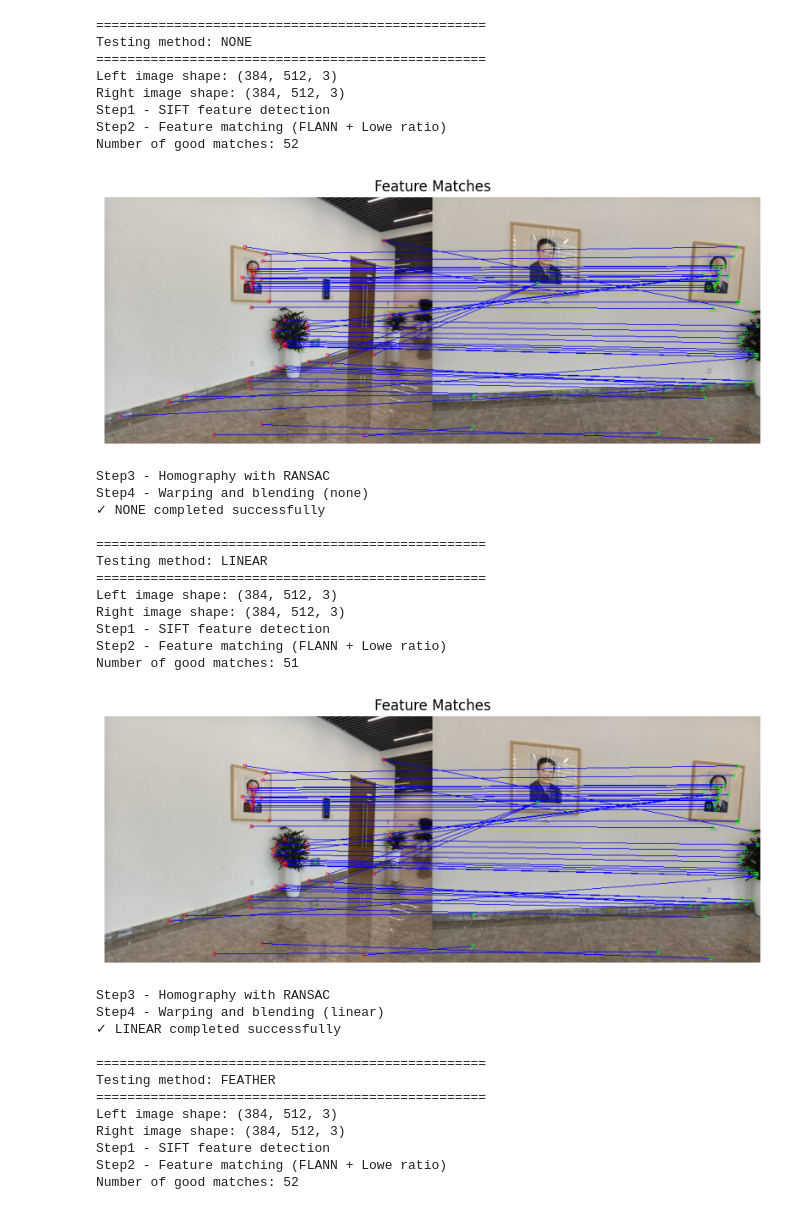
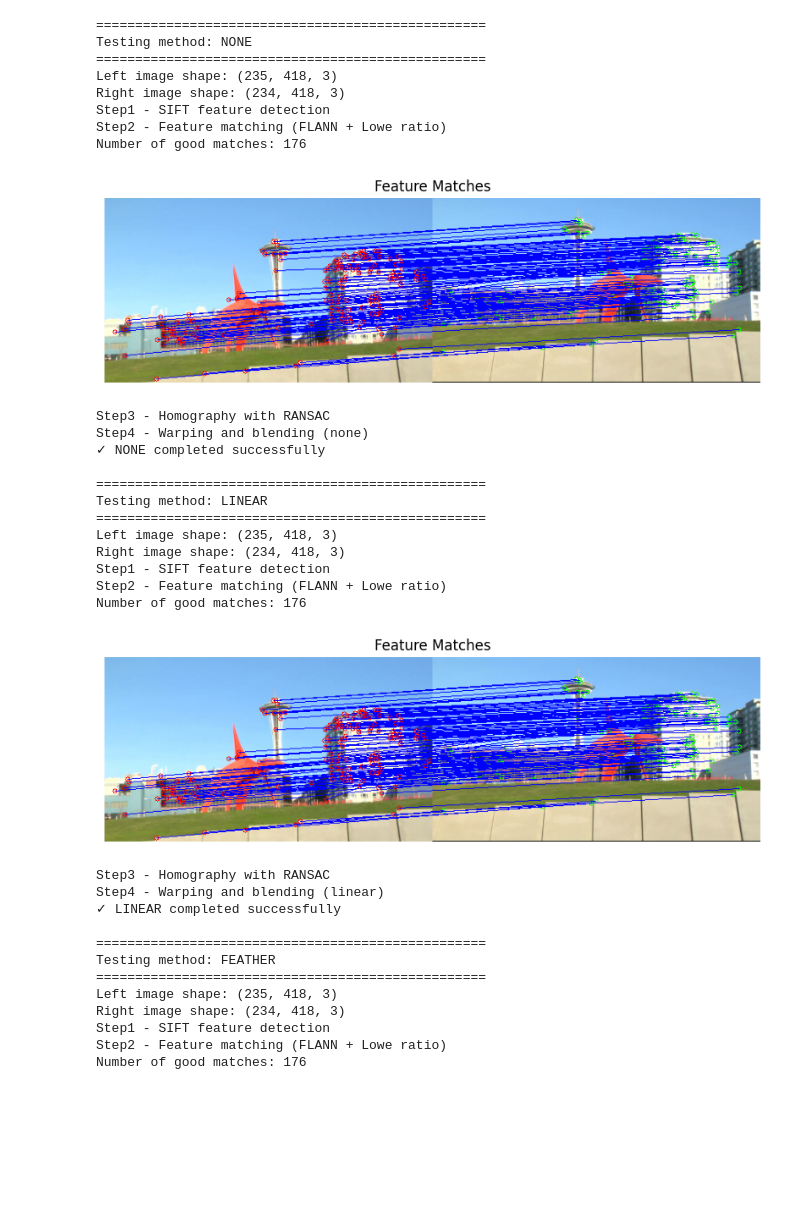
Before and after one commit to IlbaMeti/BederNet-Social-Notification-System, a Jupyter notebook: automatic_panorama_stitching_pipeline.ipynb, the cells around one changed output. Saved outputs shown, nothing was run; the diff lists cells and outputs as text; code cells hidden in the pictures; blank space fills up the shorter version.

```diff
--- a/automatic_panorama_stitching_pipeline.ipynb
+++ b/automatic_panorama_stitching_pipeline.ipynb
@@ -141,12 +147,12 @@ class Stitcher:
         return self.removeBlackBorder(panorama)
 
     def linearBlend(self, img_left, warped_right):
-        """Linear blending në overlap region"""
+        """Linear blending in overlap region"""
         h1, w1 = img_left.shape[:2]
         h_pano, w_pano = warped_right.shape[:2]
         panorama = warped_right.copy()
 
-        # Krijo masks
+        # Create masks
         mask_left = np.zeros((h_pano, w_pano), dtype=np.uint8)
         mask_left[0:h1, 0:w1] = 255
 
@@ -155,7 +161,7 @@ class Stitcher:
 
         overlap = cv2.bitwise_and(mask_left, mask_right)
 
-        # Gjej overlap boundaries
+        # Find overlap boundaries
         overlap_coords = np.where(overlap > 0)
         if len(overlap_coords[0]) == 0:
             panorama[0:h1, 0:w1] = img_left
@@ -169,7 +175,7 @@ class Stitcher:
             panorama[0:h1, 0:w1] = img_left
             return panorama
 
-        # Blend në overlap region
+        # Blend in the overlap region
         for y in range(h1):
             for x in range(w1):
                 if overlap[y, x] > 0:
@@ -192,7 +198,7 @@ class Stitcher:
         h_pano, w_pano = warped_right.shape[:2]
         panorama = warped_right.copy()
 
-        # Krijo masks
+        # Create masks
         mask_left = np.zeros((h_pano, w_pano), dtype=np.uint8)
         mask_left[0:h1, 0:w1] = 255
 
@@ -225,7 +231,7 @@ class Stitcher:
 
     def multibandBlend(self, img_left, warped_right, levels=5):
         """
-        Multiband blending me distance transform dhe Gaussian blur për eliminim të plotë të vijave
+        Multiband blending with Gaussian blur for eliminating lines
         """
         h1, w1 = img_left.shape[:2]
         h_pano, w_pano = warped_right.shape[:2]
@@ -291,7 +297,7 @@ class Stitcher:
 
 
     def _buildGaussianPyramid(self, img, levels):
-        """Ndërton piramidë Gaussian"""
+        """Gaussian Pyramid"""
         pyramid = [img.astype(np.float32)]
         for i in range(levels - 1):
             img_down = cv2.pyrDown(pyramid[-1])
@@ -300,7 +306,7 @@ class Stitcher:
 
 
     def _buildLaplacianPyramid(self, img, levels):
-        """Ndërton piramidë Laplacian"""
+        """ Laplacian Pyramid"""
         gaussian_pyr = self._buildGaussianPyramid(img, levels)
         laplacian_pyr = []
 
@@ -316,7 +322,7 @@ class Stitcher:
 
 
     def _reconstructFromLaplacianPyramid(self, pyramid):
-        """Rindërton imazhin nga piramida Laplacian"""
+        """Recreates image from Laplacian Pyramid"""
         img = pyramid[-1]
         for i in range(len(pyramid) - 2, -1, -1):
             size = (pyramid[i].shape[1], pyramid[i].shape[0])
@@ -334,7 +340,7 @@ class Stitcher:
         return img
 # %%
 def compare_blending_methods(img_left, img_right):
-    """Krahas të gjitha metodat e blending"""
+    """Compares all blending methods"""
     methods = ['none', 'linear', 'feather', 'multiband']
     results = {}
 
@@ -352,7 +358,7 @@ def compare_blending_methods(img_left, img_right):
             print(f"✗ {method.upper()} failed: {str(e)}")
             results[method] = None
 
-    # Visualizo vetëm rezultatet që funksionuan
+    #Vizualizes only the images that worked
     valid_results = {k: v for k, v in results.items() if v is not None}
 
     if len(valid_results) == 0:
@@ -386,33 +392,33 @@ def compare_blending_methods(img_left, img_right):
 # %%
 if __name__ == "__main__":
     src_path = "Automatic-Panorama-Stitching-Pipeline/img/"
-    img_left = cv2.imread(src_path + "002.jpg")
-    img_right = cv2.imread(src_path + "003.jpg")
+    img_left = cv2.imread(src_path + "parallax.png")
+    img_right = cv2.imread(src_path + "parallax2.png")
 
     img_left = resize_for_colab(img_left)
     img_right = resize_for_colab(img_right)
 
-    # Krahasim të gjitha metodat
+    # Comparing of all methods
     results = compare_blending_methods(img_left, img_right)
 
-    # Ruaj rezultatet
+    # Saving results
     os.makedirs("output", exist_ok=True)
     for method, panorama in results.items():
         if panorama is not None:
             cv2.imwrite(f"output/panorama_{method}.jpg", panorama)
             print(f"✓ Saved: output/panorama_{method}.jpg")
         else:
             print(f"✗ Skipped: output/panorama_{method}.jpg (failed)")
 # %% [output]
 ==================================================
 Testing method: NONE
 ==================================================
-Left image shape: (384, 512, 3)
-Right image shape: (384, 512, 3)
+Left image shape: (235, 418, 3)
+Right image shape: (234, 418, 3)
 Step1 - SIFT feature detection
 Step2 - Feature matching (FLANN + Lowe ratio)
-Number of good matches: 52
+Number of good matches: 176
-[figure, old version]
+[figure, new version]
 Step3 - Homography with RANSAC
 Step4 - Warping and blending (none)
 ✓ NONE completed successfully
@@ -420,12 +426,12 @@ Step4 - Warping and blending (none)
 ==================================================
 Testing method: LINEAR
 ==================================================
-Left image shape: (384, 512, 3)
-Right image shape: (384, 512, 3)
+Left image shape: (235, 418, 3)
+Right image shape: (234, 418, 3)
 Step1 - SIFT feature detection
 Step2 - Feature matching (FLANN + Lowe ratio)
-Number of good matches: 51
+Number of good matches: 176
-[figure, old version]
+[figure, new version]
 Step3 - Homography with RANSAC
 Step4 - Warping and blending (linear)
 ✓ LINEAR completed successfully
@@ -433,8 +439,8 @@ Step4 - Warping and blending (linear)
 ==================================================
 Testing method: FEATHER
 ==================================================
-Left image shape: (384, 512, 3)
-Right image shape: (384, 512, 3)
+Left image shape: (235, 418, 3)
+Right image shape: (234, 418, 3)
 Step1 - SIFT feature detection
 Step2 - Feature matching (FLANN + Lowe ratio)
-Number of good matches: 52
+Number of good matches: 176
```
Also changed, not shown: parts of 2 cells of this notebook.
